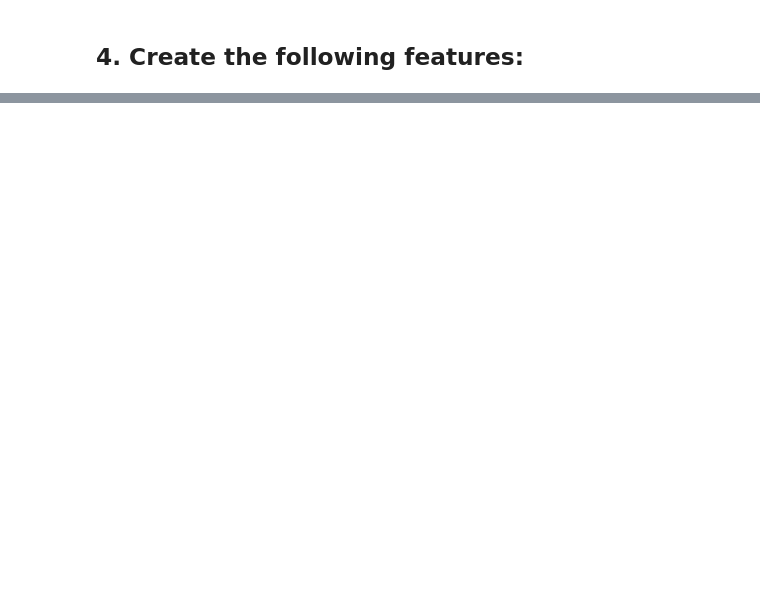
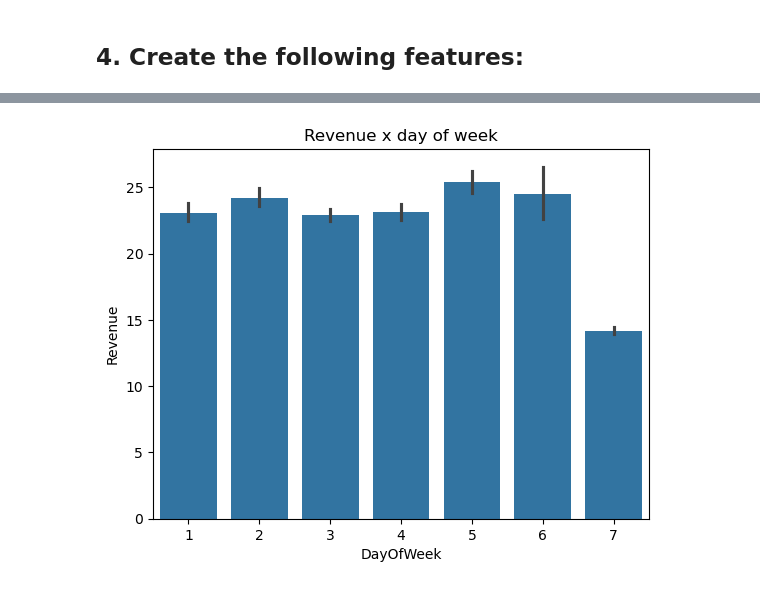
Before and after one commit to jeff0167/Data_And_Things, a Jupyter notebook: DE_Task.ipynb, the cells around one changed output, grey strips where cells are left out. Drawn from its saved outputs; the diff is of its cells as text; code cells hidden in the pictures; blank space fills up the shorter version.

```diff
--- a/DE_Task.ipynb
+++ b/DE_Task.ipynb
@@ -638,0 +921,8 @@ plt.show()
+# %%
+sns.barplot(x="DayOfWeek", y = "Revenue", data = my_df, estimator='mean', order = [1, 2, 3, 4, 5, 6, 7])
+plt.title("Revenue x day of week")
+plt.xlabel("DayOfWeek")
+plt.ylabel("Revenue")
+plt.show()
+# %% [output]
+[figure, added]
```
Also changed, not shown: parts of 76 cells of this notebook.
